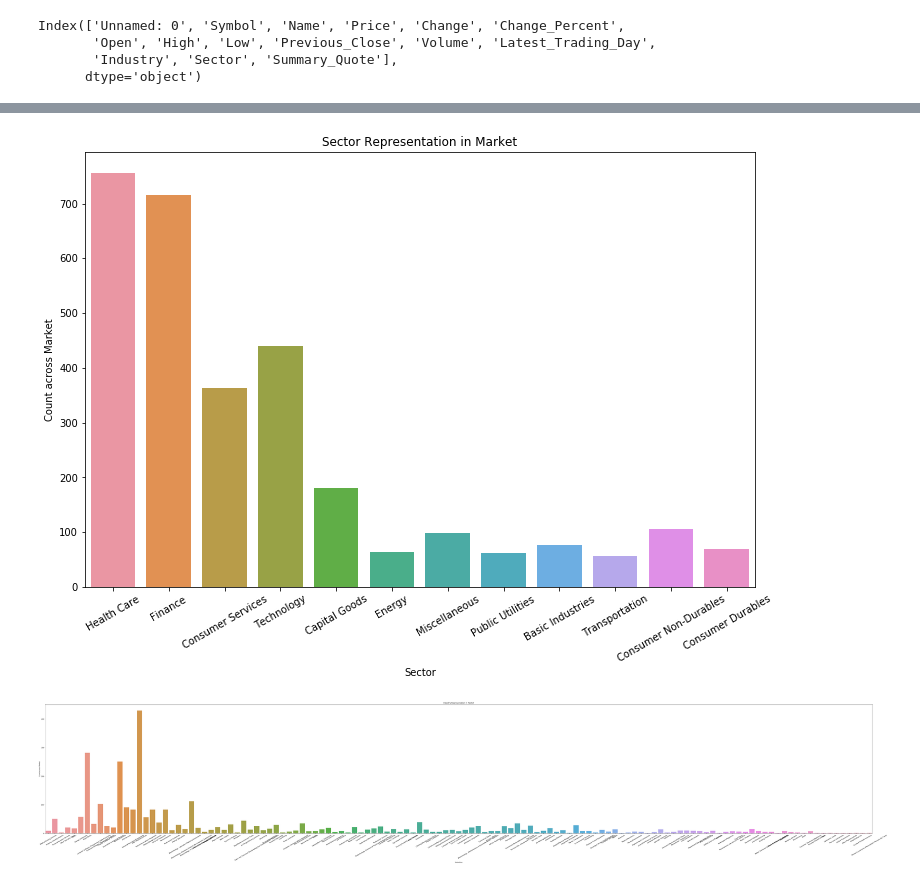
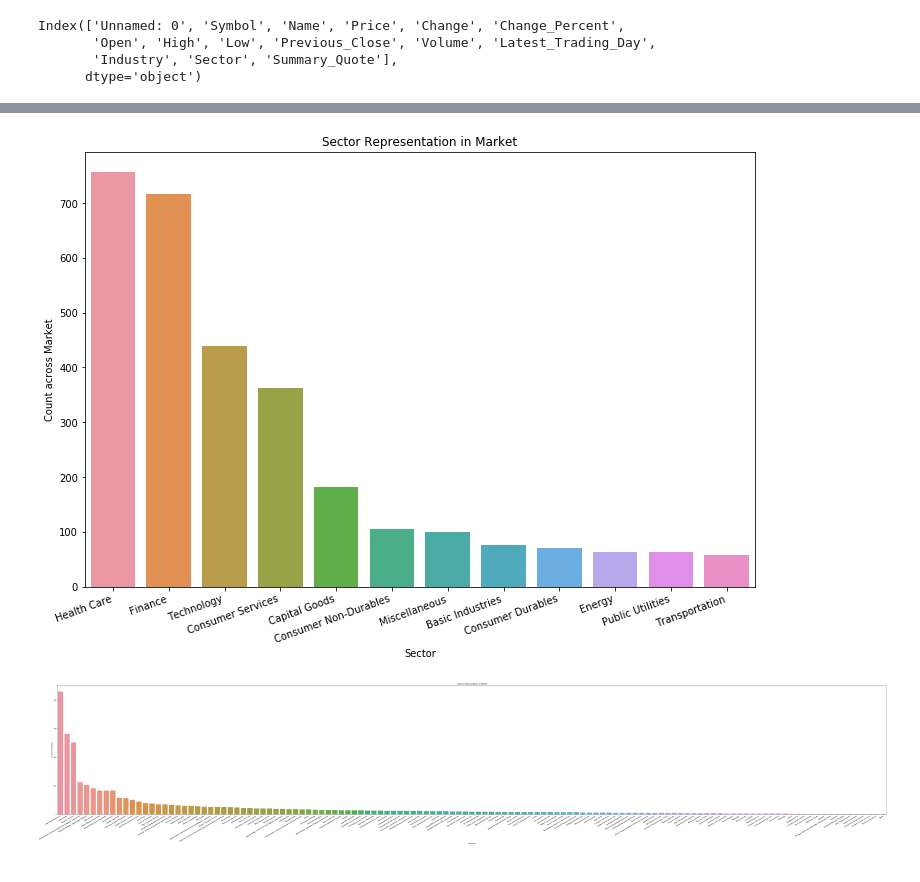
Before and after one commit to brian-cobo/Stock_Market_Analysis_Software, a Jupyter notebook: Explore Market Data.ipynb, the cells around one changed output, grey strips where cells are left out. Drawn from its saved outputs; the diff is of its cells as text; code cells hidden in the pictures.

```diff
--- a/Explore Market Data.ipynb
+++ b/Explore Market Data.ipynb
@@ -129,24 +146,26 @@ Index(['Unnamed: 0', 'Symbol', 'Name', 'Price', 'Change', 'Change_Percent',
 # %%
 plt.figure(figsize = (12, 8))
 ax = sns.countplot(x = 'Sector',
               data = marketData,
-              linewidth = 10)
-ax.set_xticklabels(ax.get_xticklabels(), rotation=30)
+              linewidth = -5,
+              order = marketData.Sector.value_counts().index)
+ax.set_xticklabels(ax.get_xticklabels(), rotation=20, horizontalalignment = 'right')
 plt.xlabel("Sector")
 plt.ylabel("Count across Market")
 plt.title("Sector Representation in Market")
 plt.show()
 # %% [output]
-[figure, old version]
+[figure, new version]
 # %%
 plt.figure(figsize = (100, 16))
 ax = sns.countplot(x = 'Industry',
               data = marketData,
-              linewidth = 10)
-ax.set_xticklabels(ax.get_xticklabels(), rotation=30)
+              linewidth = 100,
+              order = marketData.Industry.value_counts().index)
+ax.set_xticklabels(ax.get_xticklabels(), rotation=30, horizontalalignment = 'right')
 plt.xlabel("Industries")
 plt.ylabel("Count across Market")
 plt.title("Industry Representation in Market")
 plt.show()
 # %% [output]
-[figure, old version]
+[figure, new version]
```
Also changed, not shown: parts of 2 cells of this notebook, 1 other file.
